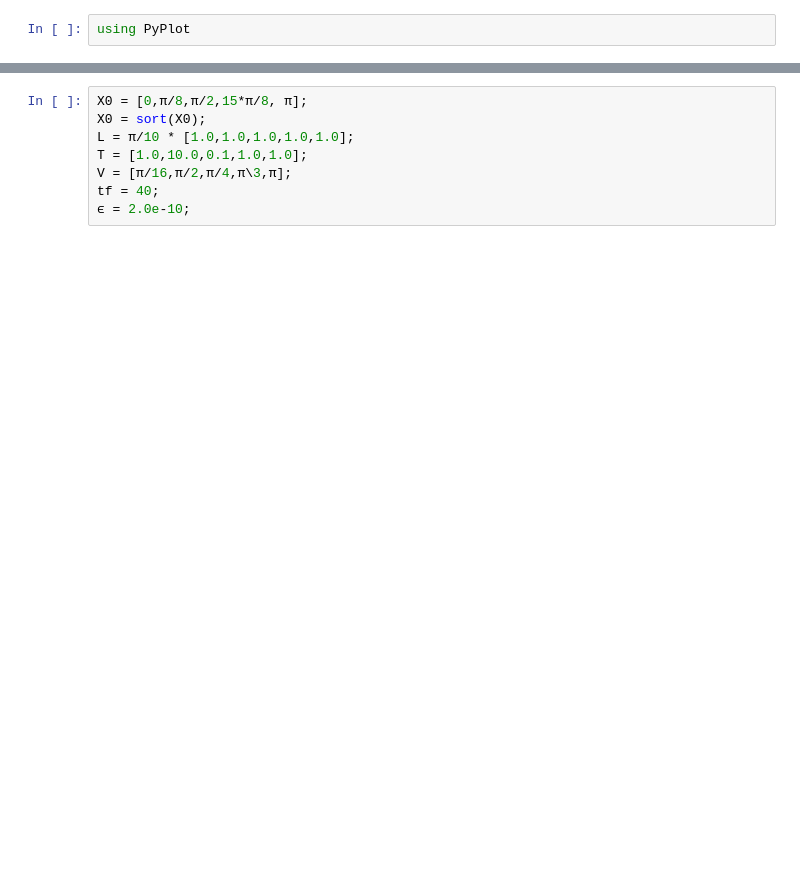
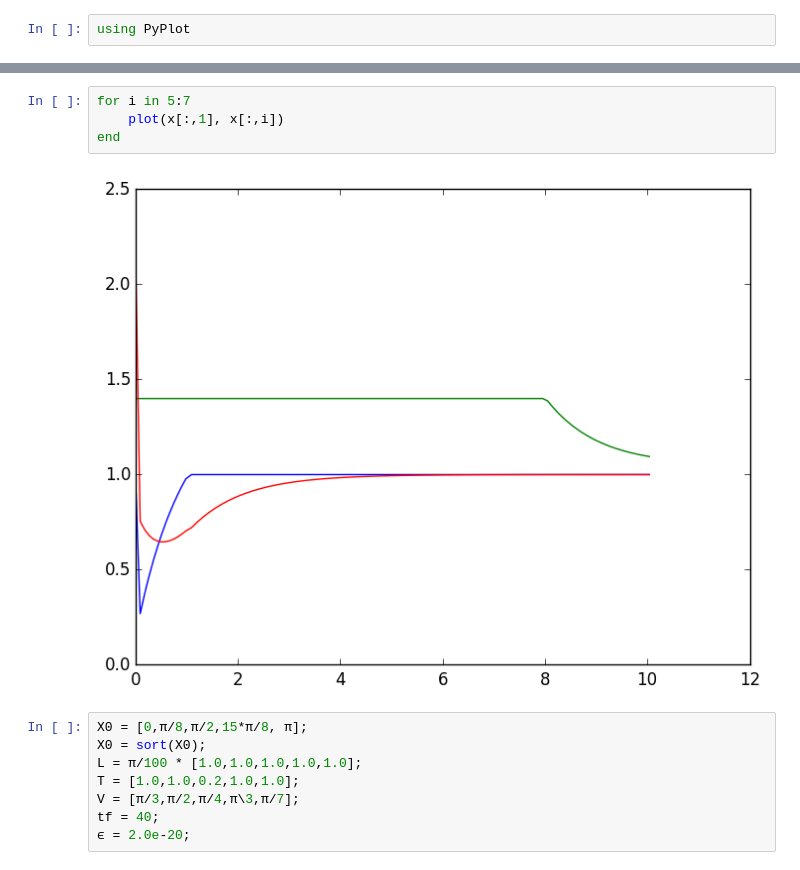
Before and after one commit to windie-rozureido/ProyectoTemasSelectosFisComp2016-1, a Jupyter notebook: trafico.ipynb, the cells around one changed output, grey strips where cells are left out. Cells and saved outputs as stored; diff of their text form; blank space fills up the shorter version.

```diff
--- a/trafico.ipynb
+++ b/trafico.ipynb
@@ -578,11 +343,17 @@ end
+# %%
+for i in 5:7
+    plot(x[:,1], x[:,i])
+end
+# %% [output]
+[figure, added]
 # %%
 X0 = [0,π/8,π/2,15*π/8, π];
 X0 = sort(X0);
-L = π/10 * [1.0,1.0,1.0,1.0,1.0];
-T = [1.0,10.0,0.1,1.0,1.0];
-V = [π/16,π/2,π/4,π\3,π];
+L = π/100 * [1.0,1.0,1.0,1.0,1.0];
+T = [1.0,1.0,0.2,1.0,1.0];
+V = [π/3,π/2,π/4,π\3,π/7];
 tf = 40;
-ϵ = 2.0e-10;
+ϵ = 2.0e-20;
 # %%
 y=Taypos(X0,L,T,V,tf,ϵ)
 # %% [output]
```
Also changed, not shown: parts of 51 cells of this notebook.
